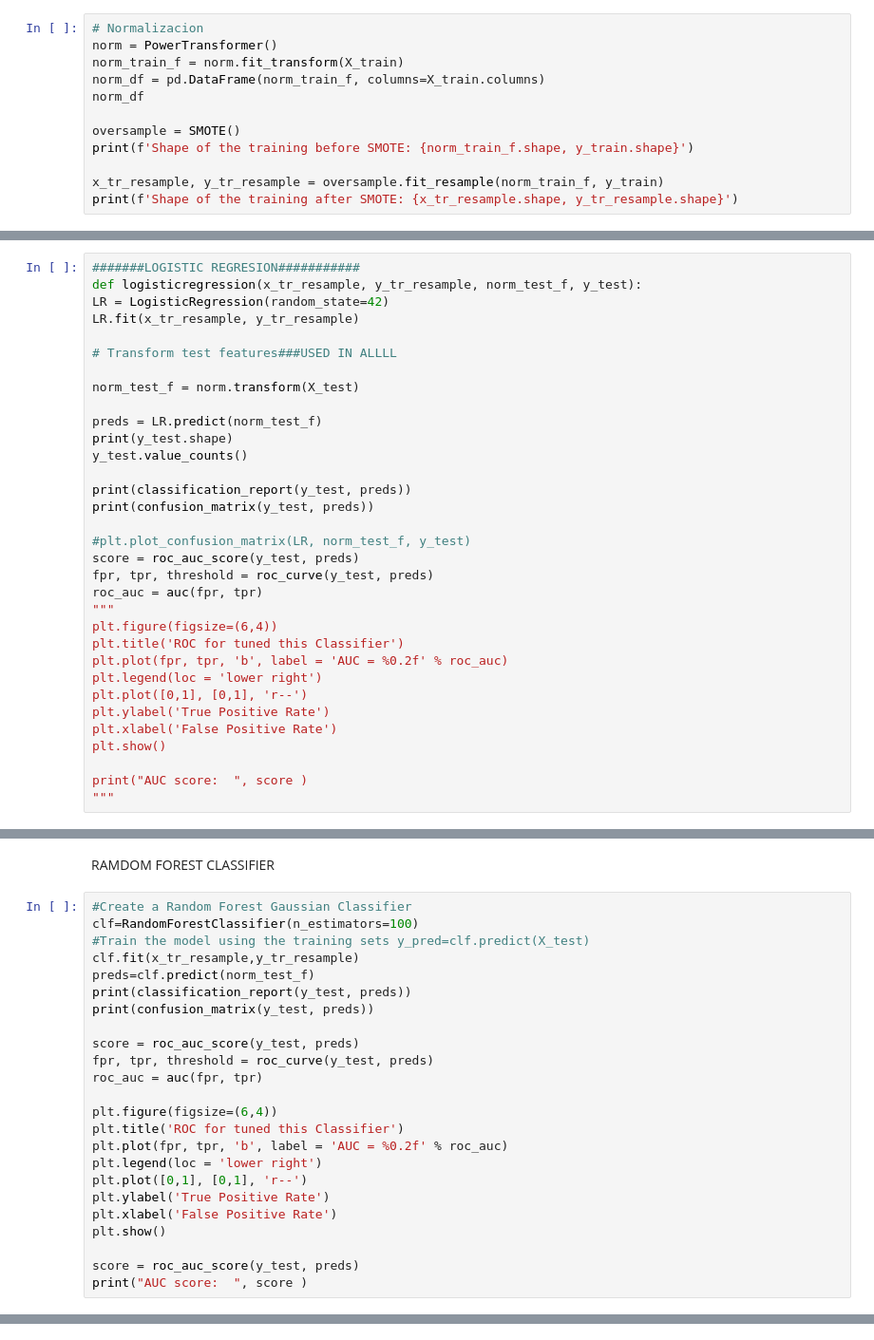
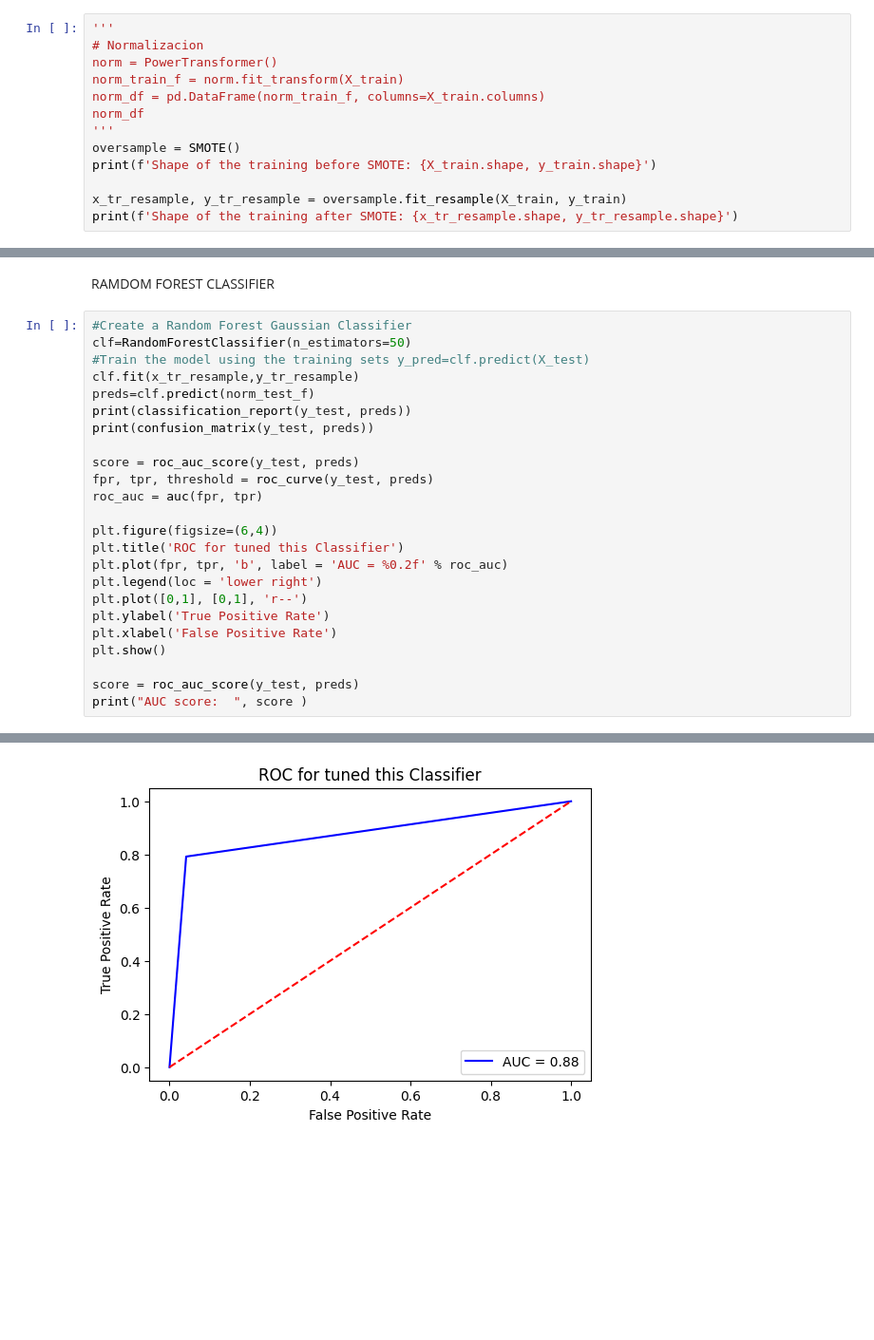
Before and after one commit to docampo99/Fraud_Detection_with_AI, a Jupyter notebook: Ethereum.ipynb, the cells around one changed output, grey strips where cells are left out. Shown at 95% size. Saved outputs shown, nothing was run; the diff lists cells and outputs as text; blank space fills up the shorter version.

```diff
--- a/Ethereum.ipynb
+++ b/Ethereum.ipynb
@@ -1084,14 +1194,15 @@ X_train, X_test, y_train, y_test = train_test_split(X, y, test_size = 0.2, rando
 #X_train.head()
 #print(X_test.shape, y_test.shape)
 # %%
+'''
 # Normalizacion
 norm = PowerTransformer()
 norm_train_f = norm.fit_transform(X_train)
 norm_df = pd.DataFrame(norm_train_f, columns=X_train.columns)
 norm_df
+'''
+oversample = SMOTE()
+print(f'Shape of the training before SMOTE: {X_train.shape, y_train.shape}')
 
-oversample = SMOTE()
-print(f'Shape of the training before SMOTE: {norm_train_f.shape, y_train.shape}')
-
-x_tr_resample, y_tr_resample = oversample.fit_resample(norm_train_f, y_train)
+x_tr_resample, y_tr_resample = oversample.fit_resample(X_train, y_train)
 print(f'Shape of the training after SMOTE: {x_tr_resample.shape, y_tr_resample.shape}')
@@ -1098,38 +1212,5 @@ print(f'Shape of the training after SMOTE: {x_tr_resample.shape, y_tr_resample.s
 # %% [markdown]
 MODELIZACION
-# %%
-#######LOGISTIC REGRESION###########
-def logisticregression(x_tr_resample, y_tr_resample, norm_test_f, y_test):
-LR = LogisticRegression(random_state=42)
-LR.fit(x_tr_resample, y_tr_resample)
-
-# Transform test features###USED IN ALLLL
-
-norm_test_f = norm.transform(X_test)
-
-preds = LR.predict(norm_test_f)
-print(y_test.shape)
-y_test.value_counts()
-
-print(classification_report(y_test, preds))
-print(confusion_matrix(y_test, preds))
-
-#plt.plot_confusion_matrix(LR, norm_test_f, y_test)
-score = roc_auc_score(y_test, preds)
-fpr, tpr, threshold = roc_curve(y_test, preds)
-roc_auc = auc(fpr, tpr)
-"""
-plt.figure(figsize=(6,4))
-plt.title('ROC for tuned this Classifier')
-plt.plot(fpr, tpr, 'b', label = 'AUC = %0.2f' % roc_auc)
-plt.legend(loc = 'lower right')
-plt.plot([0,1], [0,1], 'r--')
-plt.ylabel('True Positive Rate')
-plt.xlabel('False Positive Rate')
-plt.show()
-
-print("AUC score:  ", score )
-"""
 # %%
 def logisticregression(X_train, y_train, X_test, y_test):
     # Resample the training data to balance the classes, if necessary
@@ -1186,7 +1286,7 @@ print("AUC score:  ", score )
 RAMDOM FOREST CLASSIFIER
 # %%
 #Create a Random Forest Gaussian Classifier
-clf=RandomForestClassifier(n_estimators=100)
+clf=RandomForestClassifier(n_estimators=50)
 #Train the model using the training sets y_pred=clf.predict(X_test)
 clf.fit(x_tr_resample,y_tr_resample)
 preds=clf.predict(norm_test_f)
@@ -1208,3 +1308,4 @@ plt.show()
 
 score = roc_auc_score(y_test, preds)
 print("AUC score:  ", score )
+# %% [output]
@@ -1210,0 +1323 @@ print("AUC score:  ", score )
+[figure, added]
```
Also changed, not shown: parts of 22 cells of this notebook, 1 other file.
